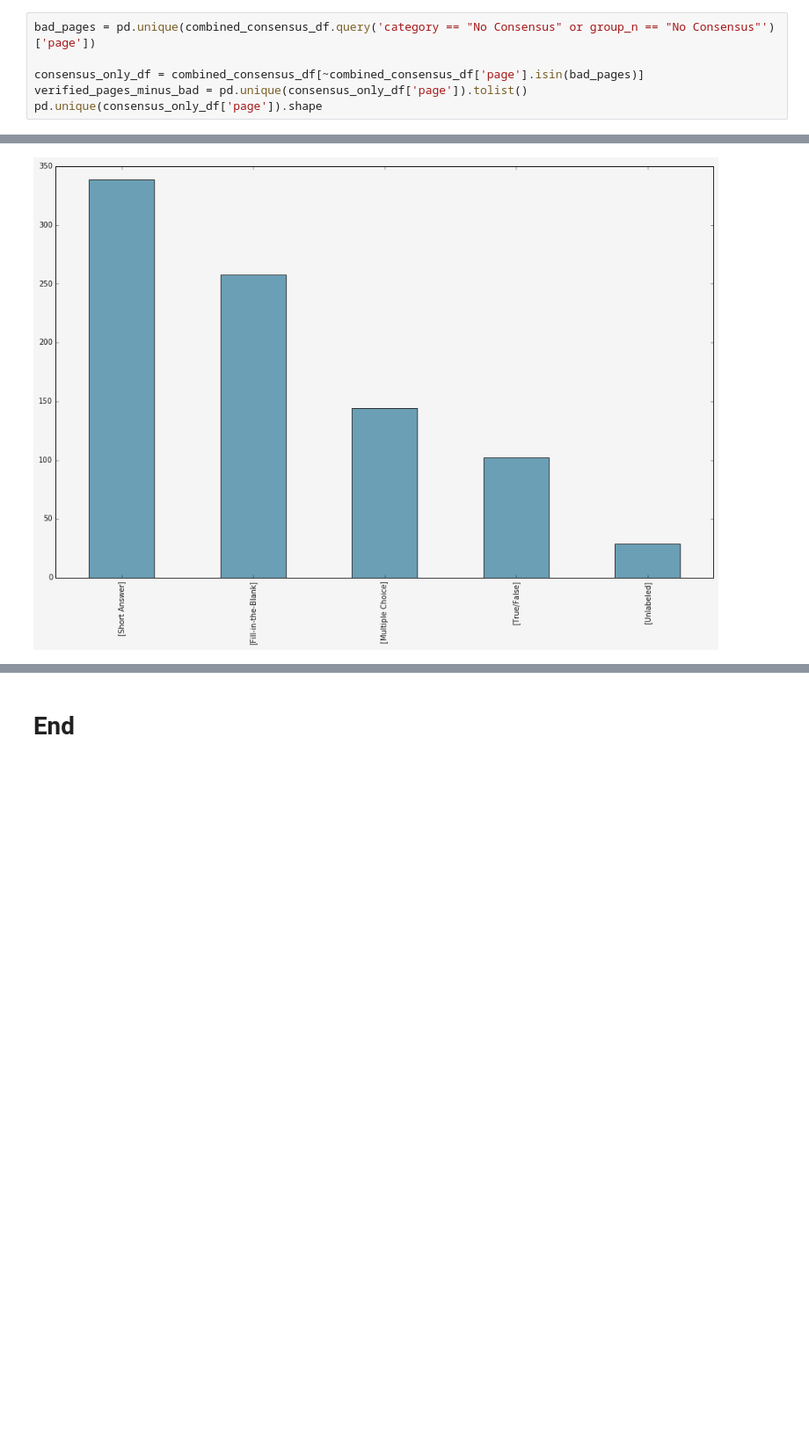
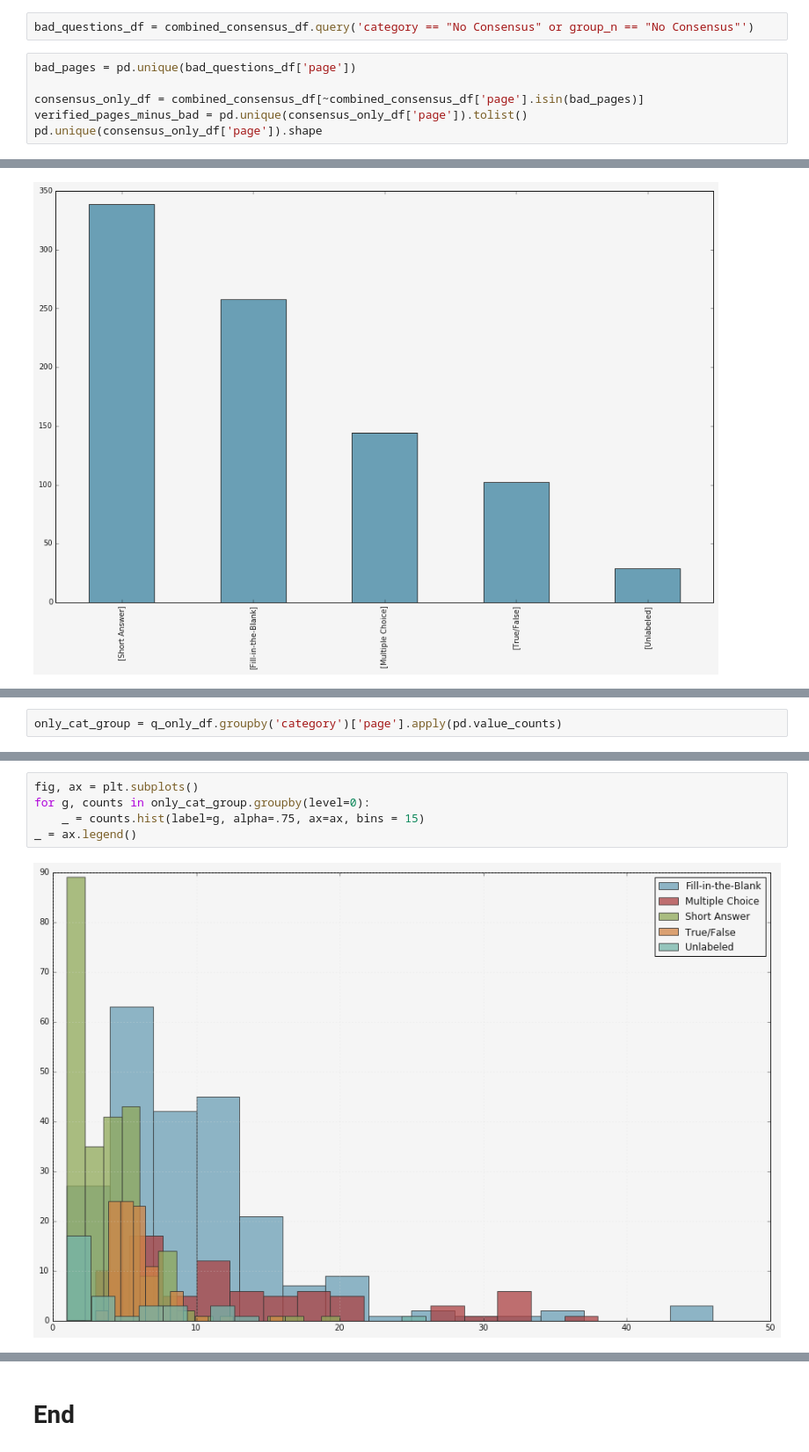
Before and after one commit to drschwenk/notebooks, a Jupyter notebook: stb/question_specific_eda.ipynb, the cells around one changed output, grey strips where cells are left out. Shown at 88% size. Drawn from its saved outputs; the diff is of its cells as text; blank space fills up the shorter version.

Commit message:
Exploring question breakdowns

```diff
--- a/stb/question_specific_eda.ipynb
+++ b/stb/question_specific_eda.ipynb
@@ -45,8 +45,10 @@ combined_consensus_with_workerid_df = pd.read_pickle(data_pickled_dir + 'consens
 3) total questions
 # %%
 book_breakdowns, page_ranges = amt.load_book_info()
+# %%
+bad_questions_df = combined_consensus_df.query('category == "No Consensus" or group_n == "No Consensus"')
 # %%
-bad_pages = pd.unique(combined_consensus_df.query('category == "No Consensus" or group_n == "No Consensus"')['page'])
+bad_pages = pd.unique(bad_questions_df['page'])
 
 consensus_only_df = combined_consensus_df[~combined_consensus_df['page'].isin(bad_pages)]
 verified_pages_minus_bad = pd.unique(consensus_only_df['page']).tolist()
@@ -113,0 +128,2 @@ _ = question_groups_by_cat.plot.bar()
+# %%
+only_cat_group = q_only_df.groupby('category')['page'].apply(pd.value_counts)
@@ -113,0 +140,7 @@ _ = question_groups_by_cat.plot.bar()
+# %%
+fig, ax = plt.subplots()
+for g, counts in only_cat_group.groupby(level=0):
+    _ = counts.hist(label=g, alpha=.75, ax=ax, bins = 15)
+_ = ax.legend()
+# %% [output]
+[figure, added]
```
Also changed, not shown: parts of 13 cells of this notebook, 1 other file.
